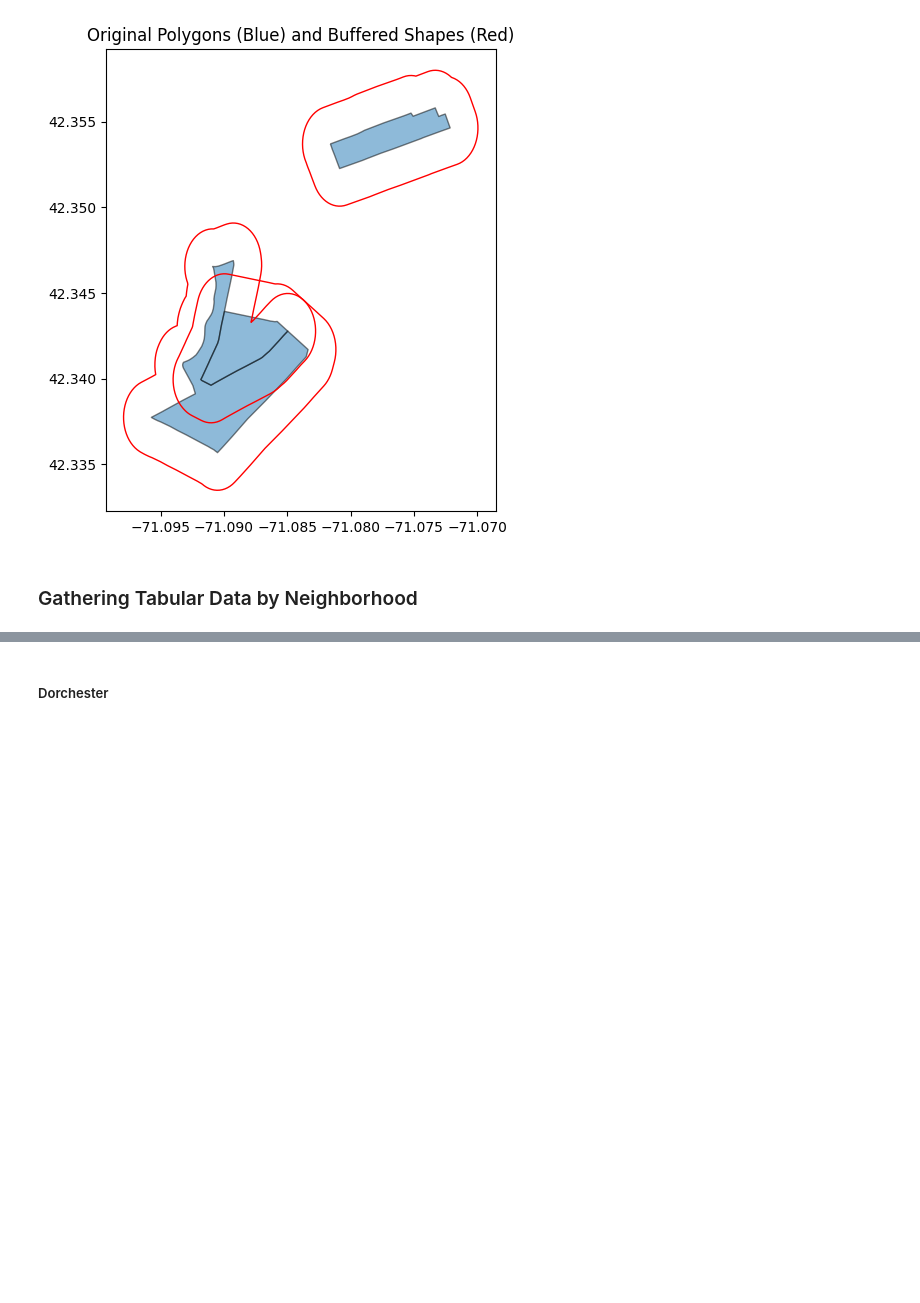
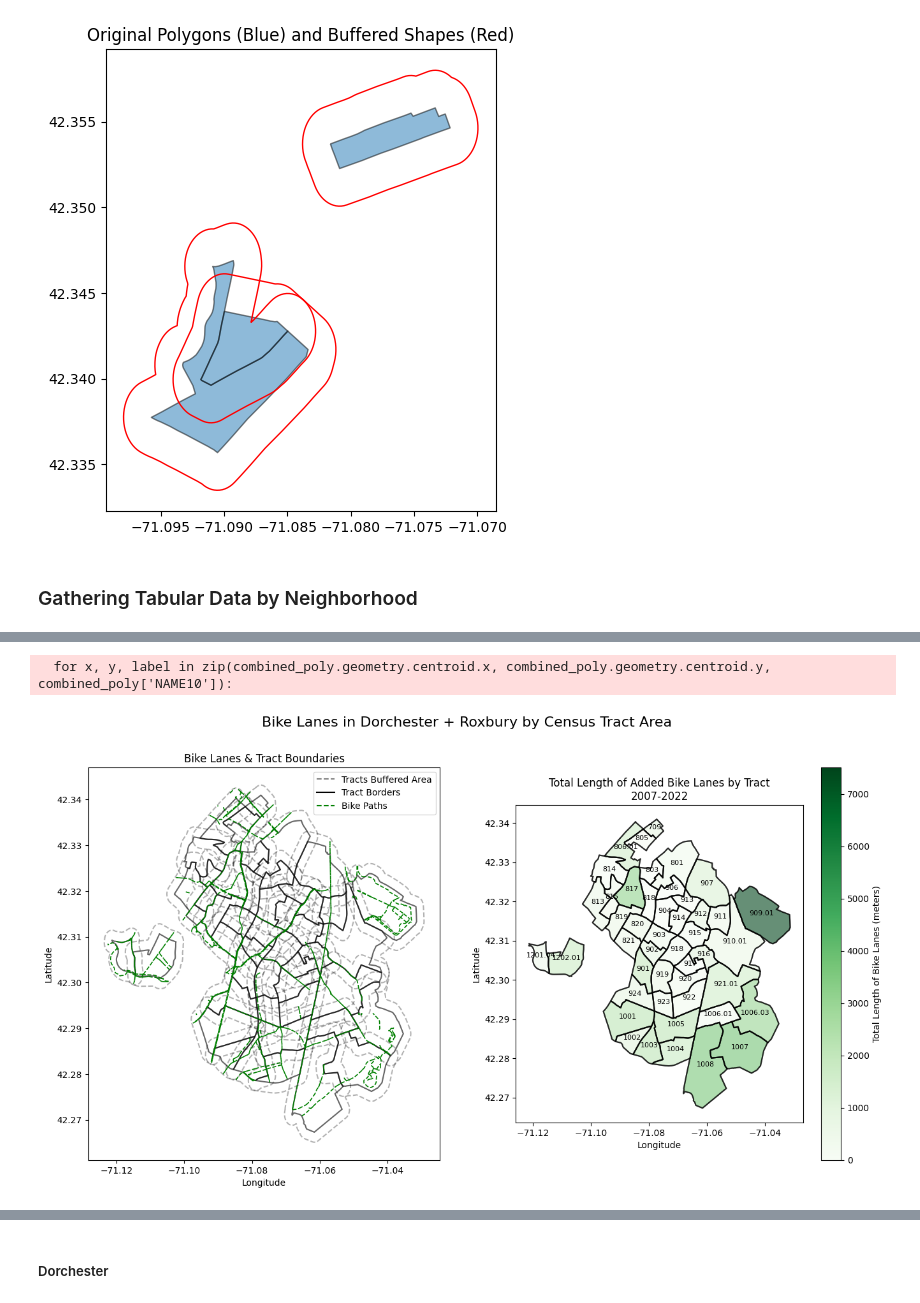
Before and after one commit to BU-Spark/ds-livable-streets-infra, a Jupyter notebook: fa23-team/analysis/bike_lanes.ipynb, the cells around one changed output, grey strips where cells are left out. Saved outputs shown, nothing was run; the diff lists cells and outputs as text; code cells hidden in the pictures; blank space fills up the shorter version.

```diff
--- a/fa23-team/analysis/bike_lanes.ipynb
+++ b/fa23-team/analysis/bike_lanes.ipynb
@@ -352,0 +420,48 @@ bike_lanes['ExisFacil'].replace(infra_dict, inplace=True) # remove later
+# %%
+from matplotlib.lines import Line2D
+# Calculate total length of bike lanes within each tract
+combined_poly['bike_lane_length'] = combined_poly.apply(lambda row: combined_bike_lanes[combined_bike_lanes.geometry.within(row.geometry)].Shape__Length.sum(), axis=1)
+
+# create 2 plots side by side with the same size
+fig, axs = plt.subplots(1, 2, figsize=(16, 8))
+
+# Plot the original data on the first subplot
+combined_buffer['buffered_geometry'].plot(ax=axs[0], color='none', edgecolor='black', linestyle='dashed', linewidth=1.5, alpha=0.3, label='Tract "Bike Lane Relevance" Area')
+combined_poly['geometry'].plot(ax=axs[0], color='none', edgecolor='black', linewidth=1.5, alpha=0.6, label="Tract Borders")
+combined_bike_lanes['geometry'].plot(ax=axs[0], color='g', linestyle='dashed', linewidth=1.2, label="Bike Paths")
+# for x, y, label in zip(combined_poly.geometry.centroid.x, combined_poly.geometry.centroid.y, combined_poly['NAME10']):
+#     axs[0].text(x, y, label, fontsize=8, ha='center')
+
+# create a custom legend, since we have multiple layers
+custom_lines = [Line2D([0], [0], color='grey', lw=1.5, linestyle='dashed'),
+                Line2D([0], [0], color='black', lw=1.5),
+                Line2D([0], [0], color='green', lw=1.5, linestyle='dashed')]
+axs[0].legend(custom_lines, ['Tracts Buffered Area', 'Tract Borders', 'Bike Paths'])
+axs[0].set_title('Bike Lanes & Tract Boundaries')
+axs[0].set_xlabel('Longitude')
+axs[0].set_ylabel('Latitude')
+
+# Plot the tract boundaries colored by bike lane length on the second subplot
+im = combined_poly.plot(column='bike_lane_length', ax=axs[1], legend=True, cmap='Greens', alpha=0.6, edgecolor='black', linewidth=1.5)
+fig = plt.gcf()
+cax = fig.get_axes()[-1]
+#adjust cax size so it matches the plot:
+cax.set_position([axs[1].get_position().x1+0.01, axs[1].get_position().y0, 0.01, axs[1].get_position().height])
+cax.set_ylabel('Total Length of Bike Lanes (meters)')
+
+axs[1].set_title('Tract Boundaries Colored by Bike Lane Length')
+axs[1].set_xlabel('Longitude')
+axs[1].set_ylabel('Latitude')
+
+combined_poly['geometry'].plot(ax=axs[1], color='none', edgecolor='black', linewidth=1.5, alpha=0.6, label="Tract Borders")
+for x, y, label in zip(combined_poly.geometry.centroid.x, combined_poly.geometry.centroid.y, combined_poly['NAME10']):
+    axs[1].text(x, y, label, fontsize=7, ha='center')
+axs[1].set_title('Total Length of Added Bike Lanes by Tract\n2007-2022')
+
+# plt.tight_layout()
+plt.suptitle('Bike Lanes in Dorchester + Roxbury by Census Tract Area', fontsize=16)
+plt.subplots_adjust(wspace=0.2)
+plt.show()
+# %% [output]
+  for x, y, label in zip(combined_poly.geometry.centroid.x, combined_poly.geometry.centroid.y, combined_poly['NAME10']):
+[figure, added]
```
Also changed, not shown: parts of 19 cells of this notebook, 1 other file.
